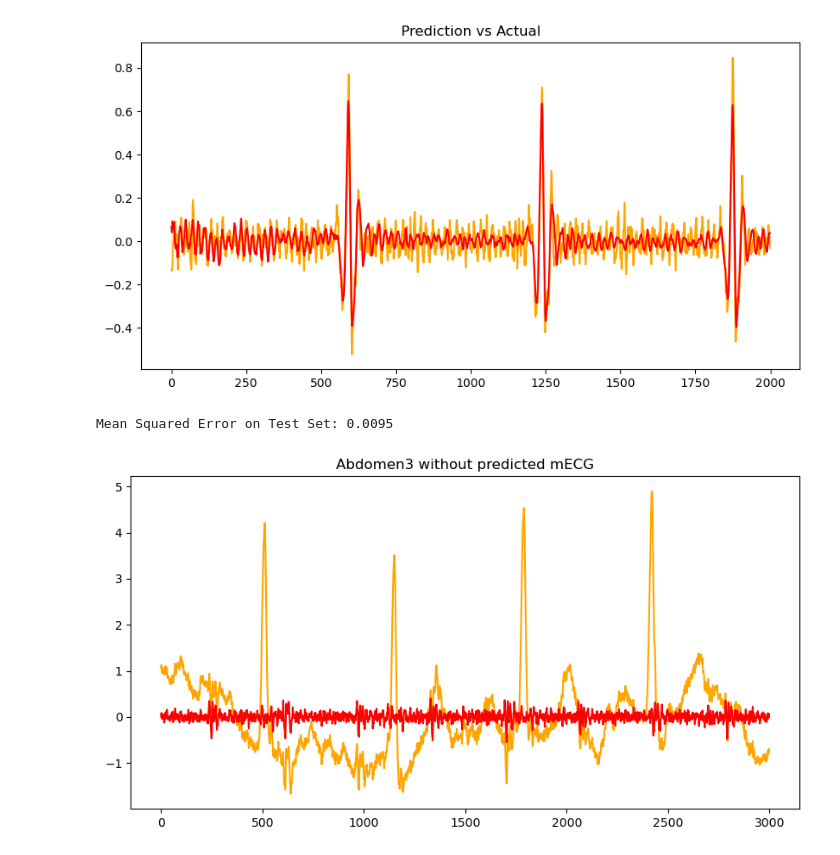
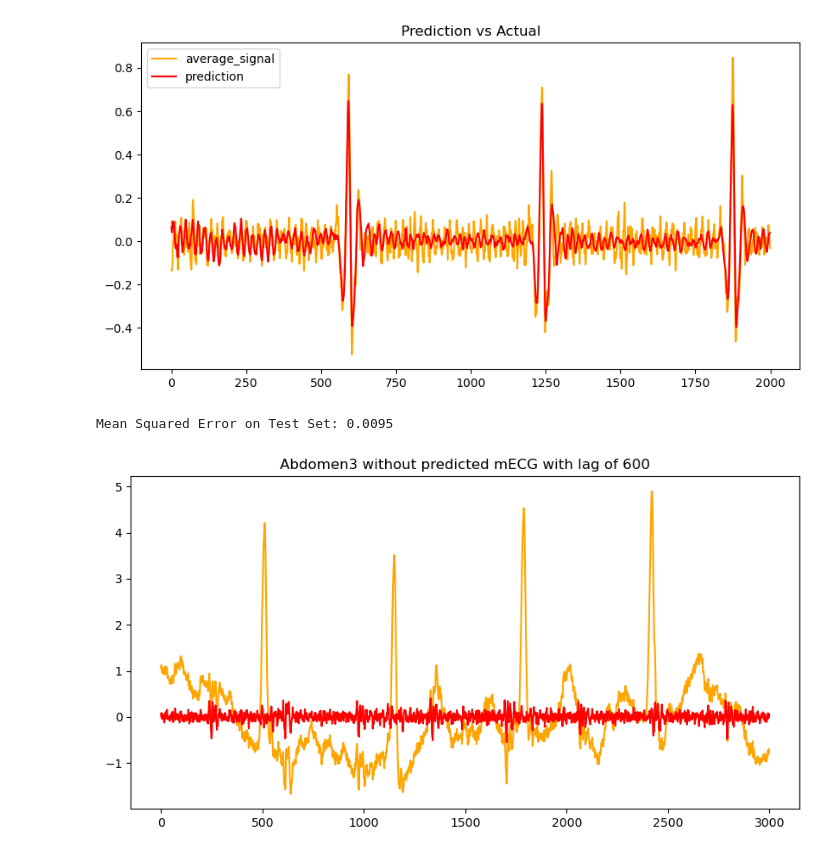
Before and after one commit to arasaniu/aml, a Jupyter notebook: src/main.ipynb, the cells around one changed output. Cells and saved outputs as stored; diff of their text form; code cells hidden in the pictures.

```diff
--- a/src/main.ipynb
+++ b/src/main.ipynb
@@ -98,32 +107,36 @@ We realized we need larger windows to train our model onl. If our time series fe
 # %%
+# Create lagged features for thorax1 and thorax2 with a lag of 600 window size
 thorax1_lagged = create_lagged_features(thorax1, 600)
 thorax2_lagged = create_lagged_features(thorax2, 600)
 
+# Train linear model
 linear_model = train_linear_model(np.hstack((thorax1_lagged, thorax2_lagged)), (abdomen1 + abdomen2) / 2)
-
 
 # Predict using linear model
 linear_prediction = linear_model.predict(np.hstack((thorax2_lagged, thorax2_lagged)))
 
+# Show the average between abdomen1 and abdomen2 compared to predicted abdominal mECG
 plt.figure(figsize=(10,5))
-plt.plot((abdomen1[:2000] + abdomen2[:2000]) / 2, label='comb', color='orange')
+plt.plot((abdomen1[:2000] + abdomen2[:2000]) / 2, label='average_signal', color='orange')
 plt.plot(linear_prediction[:2000], label='prediction', color='red')
 plt.title("Prediction vs Actual")
+plt.legend()
 plt.show()
 
 # Measure performance
 mse = mean_squared_error(abdomen2, linear_prediction)
 print(f"Mean Squared Error on Test Set: {mse:.4f}")
 
+# Flatten the abdomen3 data to be used in the plot
 abdomen3_flattened_normalized = normalized_abdomen3.values.flatten()
 
-# Show abdomen3 - predicted abdominal mECG
+# Show abdomen3 compared to predicted abdomen3 without mECG
 plt.figure(figsize=(10,5))
-plt.plot(abdomen3_flattened_normalized[2000:5000], label='ab3', color='orange')
-plt.plot((abdomen3[:6000] - linear_prediction[:6000])[2000:5000], label='fECG', color='red')
-plt.title("Abdomen3 without predicted mECG")
+plt.plot(abdomen3_flattened_normalized[2000:5000], label='abdomen3', color='orange')
+plt.plot((abdomen3[:6000] - linear_prediction[:6000])[2000:5000], label='abdomen3 without mECG', color='red')
+plt.title("Abdomen3 without predicted mECG with lag of 600")
 plt.show()
 # %% [output]
-[figure, old version]
+[figure, new version]
 Mean Squared Error on Test Set: 0.0095
-[figure, old version]
+[figure, new version]
```
Also changed, not shown: parts of 16 cells of this notebook, 1 other file.
